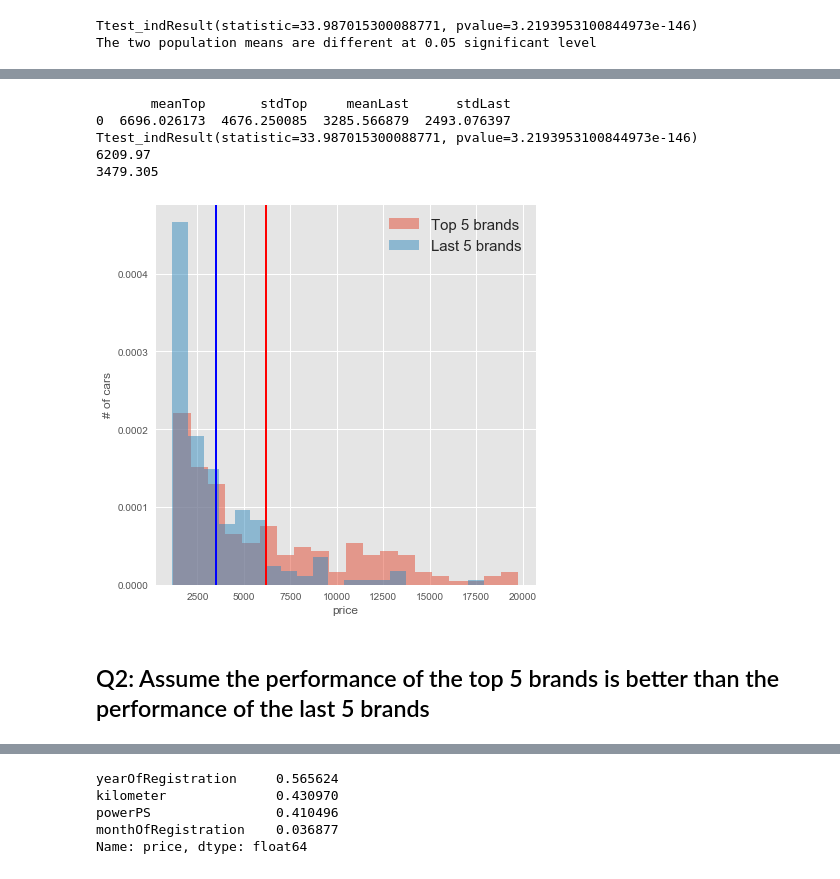
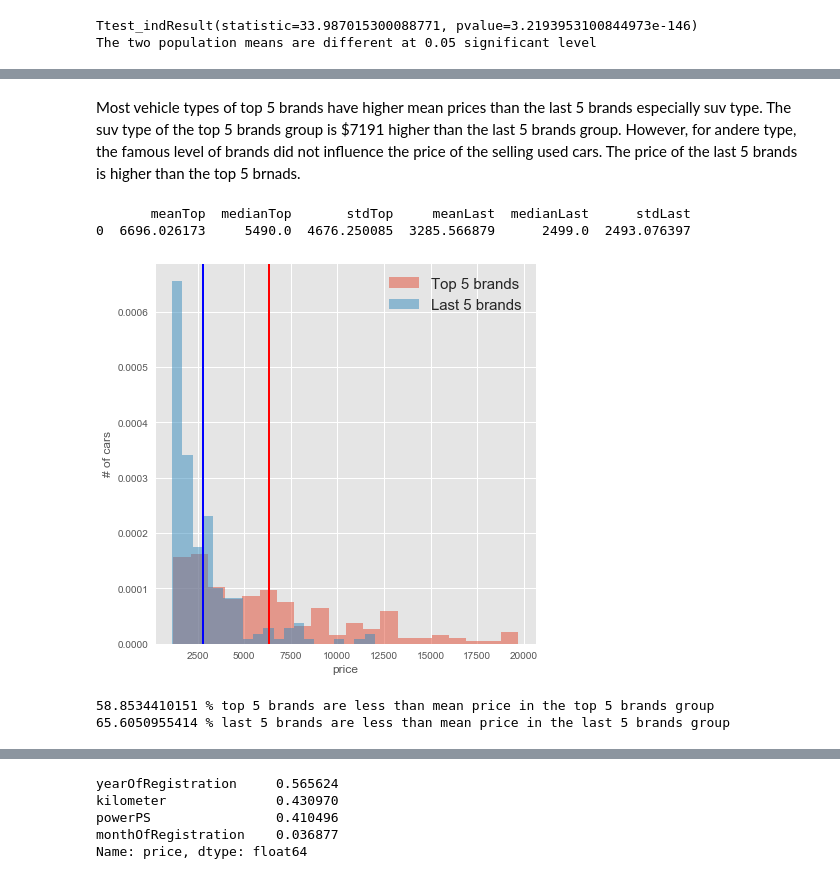
Before and after one commit to phinna/DataSciencePratice, a Jupyter notebook: carAnalysisReport.ipynb, the cells around one changed output, grey strips where cells are left out. Cells and saved outputs as stored; diff of their text form; code cells hidden in the pictures.

```diff
--- a/carAnalysisReport.ipynb
+++ b/carAnalysisReport.ipynb
@@ -282,40 +305,41 @@ suv           11300.922111
 Name: price, dtype: float64
 [figure]
+# %% [markdown]
+Most vehicle types of top 5 brands have higher mean prices than the last 5 brands especially suv type. The suv type of the top 5 brands group is $7191 higher than the last 5 brands group. However, for andere type, the famous level of brands did not influence the price of the selling used cars. The price of the last 5 brands is higher than the top 5 brnads.
 # %%
-
-
 popDf = pd.DataFrame()
 popDf['meanTop'] = [topPopDf['price'].mean()]
+popDf['medianTop'] = [topPopDf['price'].median()]
 popDf['stdTop'] = [topPopDf['price'].std()]
 popDf['meanLast'] = [lastPopDf['price'].mean()]
+popDf['medianLast'] = [lastPopDf['price'].median()]
 popDf['stdLast'] = [lastPopDf['price'].std()]
 print (popDf)
 
+# # Randomly choice same sampling data points from top population and last population to compare the prices
+sample1 = np.random.choice(topPopDf['price'], 200, replace=True)
+sample2 = np.random.choice(lastPopDf['price'], 200, replace=True)
+plt.figure(figsize=(15,7))
+plt.subplot(1,2,1)
+plt.hist(sample1, alpha=0.5, bins=20, normed=True, label='Top 5 brands')
+plt.axvline(sample1.mean(), color='r', linestyle='solid', linewidth=2)
+plt.hist(sample2, alpha=0.5, bins=20, normed=True, label='Last 5 brands')
+plt.axvline(sample2.mean(), color='b', linestyle='solid', linewidth=2)
+plt.xlabel('price')
+plt.ylabel('# of cars')
+plt.legend(loc='upper right', prop={'size':15})
+plt.show()
 
-print(ttest_ind(topPopDf['price'], lastPopDf['price'], equal_var=False))
-
-
-# # Randomly choice same sampling data points from top population and last population to compare the prices
-# sample1 = np.random.choice(topPopDf['price'], 200, replace=True)
-# sample2 = np.random.choice(lastPopDf['price'], 200, replace=True)
-# print (sample1.mean())
-# print (sample2.mean())
-# plt.figure(figsize=(15,7))
-# plt.subplot(1,2,1)
-# plt.hist(sample1, alpha=0.5, bins=20, normed=True, label='Top 5 brands')
-# plt.axvline(sample1.mean(), color='r', linestyle='solid', linewidth=2)
-# plt.hist(sample2, alpha=0.5, bins=20, normed=True, label='Last 5 brands')
-# plt.axvline(sample2.mean(), color='b', linestyle='solid', linewidth=2)
-# plt.xlabel('price')
-# plt.ylabel('# of cars')
-# plt.legend(loc='upper right', prop={'size':15})
-# plt.show()
+#
+tmpTop = topPopDf[topPopDf['price'] <= popDf['meanTop'].iloc[0]]
+tmpLast = lastPopDf[lastPopDf['price'] <= popDf['meanLast'].iloc[0]]
+ptgeTop = tmpTop.count()['price'] / len(topPopDf['price'])*100
+ptgeLast = tmpLast.count()['price'] / len(lastPopDf['price'])*100
+print ("{p} % top 5 brands are less than mean price in the top 5 brands group".format(p=str(ptgeTop)))
+print ("{p} % last 5 brands are less than mean price in the last 5 brands group".format(p=str(ptgeLast)))
 # %% [output]
-       meanTop       stdTop     meanLast      stdLast
-0  6696.026173  4676.250085  3285.566879  2493.076397
-Ttest_indResult(statistic=33.987015300088771, pvalue=3.2193953100844973e-146)
-6209.97
-3479.305
+       meanTop  medianTop       stdTop     meanLast  medianLast      stdLast
+0  6696.026173     5490.0  4676.250085  3285.566879      2499.0  2493.076397
-[figure, old version]
+[figure, new version]
+58.8534410151 % top 5 brands are less than mean price in the top 5 brands group
+65.6050955414 % last 5 brands are less than mean price in the last 5 brands group
-# %% [markdown]
-## Q2: Assume the performance of the top 5 brands is better than the performance of the last 5 brands
```
Also changed, not shown: parts of 22 cells of this notebook.
